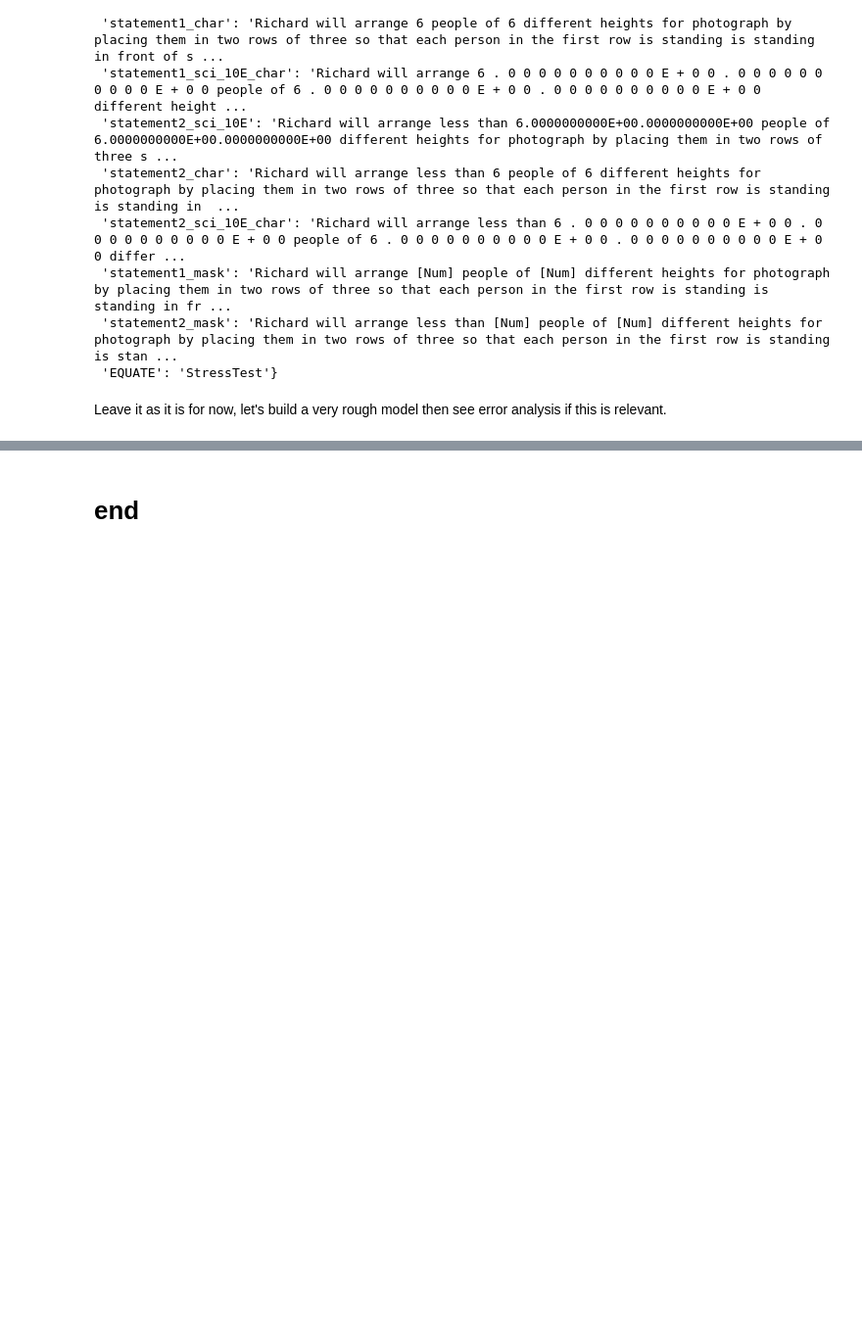
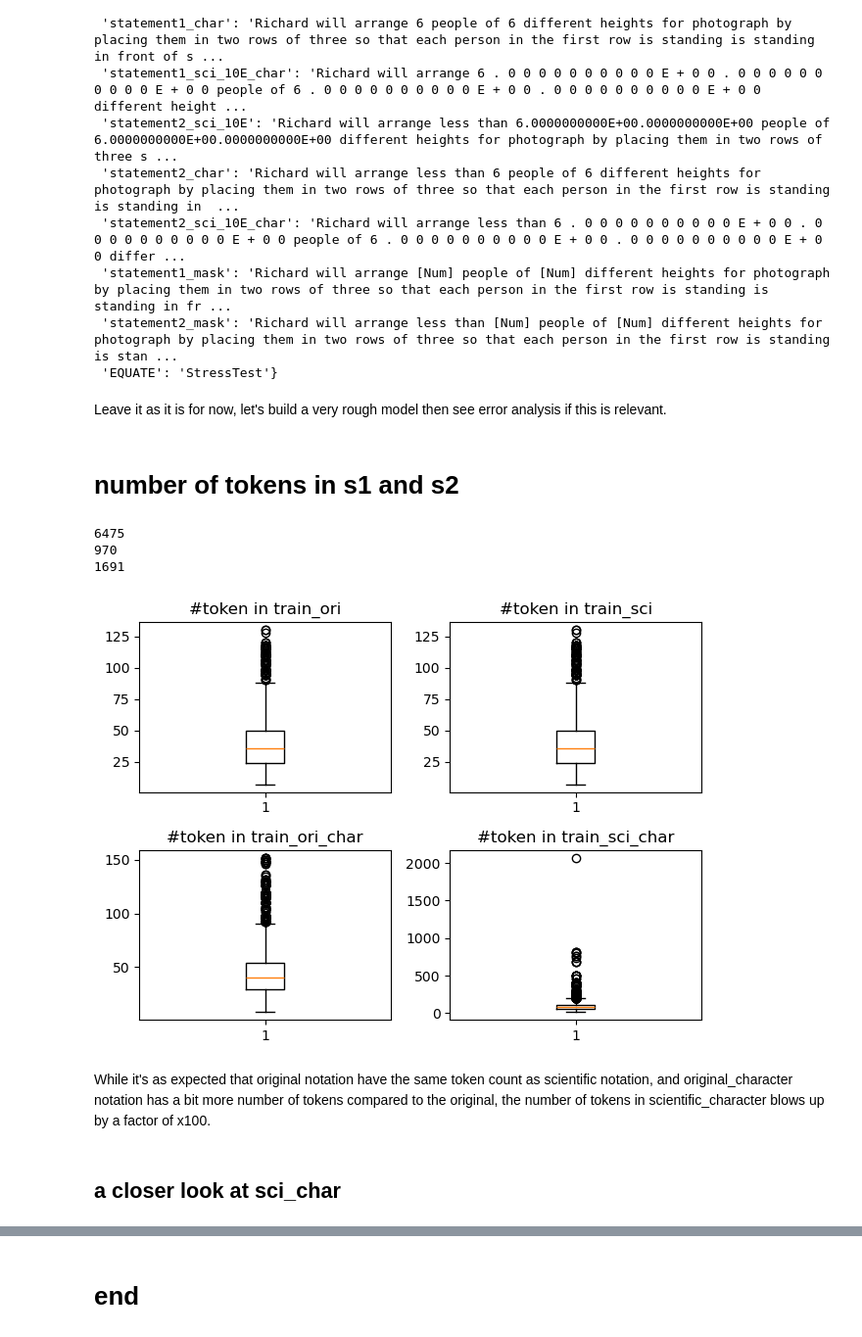
Before and after one commit to RuilinYang-beta/anlp_qnli, a Jupyter notebook: data_analysis/very_rough_data_analysis.ipynb, the cells around one changed output, grey strips where cells are left out. Shown at 98% size. Cells and saved outputs as stored; diff of their text form; code cells hidden in the pictures; blank space fills up the shorter version.

```diff
--- a/data_analysis/very_rough_data_analysis.ipynb
+++ b/data_analysis/very_rough_data_analysis.ipynb
@@ -403,3 +404,56 @@ train[940]
  'EQUATE': 'StressTest'}
 # %% [markdown]
 Leave it as it is for now, let's build a very rough model then see error analysis if this is relevant.
+# %% [markdown]
+# number of tokens in s1 and s2
+# %%
+ori = ("statement1", "statement2")
+sci = ("statement1_sci_10E", "statement2_sci_10E")
+ori_char = ("statement1_char", "statement2_char")
+sci_char = ("statement1_sci_10E_char", "statement2_sci_10E_char")
+# %%
+print(len(train))
+print(len(dev))
+print(len(test))
+# %% [output]
+6475
+970
+1691
+# %%
+def get_num_tokens(dataset, notation):
+    k1 = notation[0]
+    k2 = notation[1]
+    return np.array([ len((record[k1] + " " + record[k2]).split(" ")) for record in dataset])
+# %%
+train_ori = get_num_tokens(train, ori)
+train_sci = get_num_tokens(train, sci)
+train_ori_char = get_num_tokens(train, ori_char)
+train_sci_char = get_num_tokens(train, sci_char)
+# %%
+
+fig, axs = plt.subplots(2, 2)
+
+# Plot boxplots on each subplot
+axs[0, 0].boxplot(train_ori)
+axs[0, 0].set_title('#token in train_ori')
+
+axs[0, 1].boxplot(train_sci)
+axs[0, 1].set_title('#token in train_sci')
+
+axs[1, 0].boxplot(train_ori_char)
+axs[1, 0].set_title('#token in train_ori_char')
+
+axs[1, 1].boxplot(train_sci_char)
+axs[1, 1].set_title('#token in train_sci_char')
+
+# Adjust layout to prevent overlapping titles
+plt.tight_layout()
+
+# Show the plot
+plt.show()
+# %% [output]
+[figure, added]
+# %% [markdown]
+While it's as expected that original notation have the same token count as scientific notation, and original_character notation has a bit more number of tokens compared to the original, the number of tokens in scientific_character blows up by a factor of x100.
+# %% [markdown]
+## a closer look at sci_char
```
Also changed, not shown: parts of 13 cells of this notebook, 20 other files.
